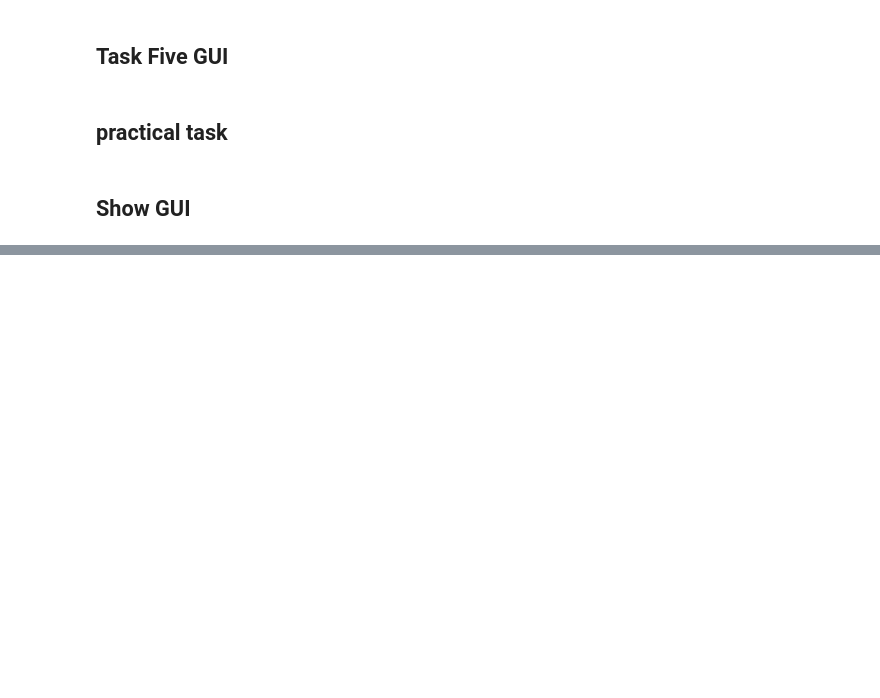
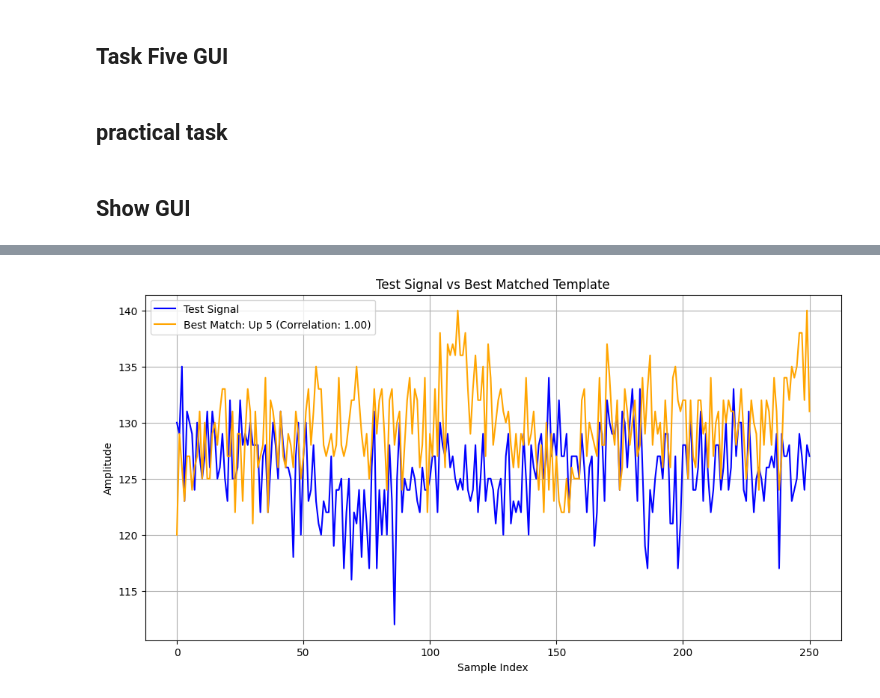
Before and after one commit to Yousef-116/DSP-Tasks, a Jupyter notebook: Signals/dsp_task.ipynb, the cells around one changed output, grey strips where cells are left out. Drawn from its saved outputs; the diff is of its cells as text; code cells hidden in the pictures; blank space fills up the shorter version.

```diff
--- a/Signals/dsp_task.ipynb
+++ b/Signals/dsp_task.ipynb
@@ -1106,0 +1239,37 @@ root.mainloop()
+# %%
+
+# Apply Template Matching and Record the Best Match
+best_match = None
+best_correlation = -1
+best_class = None
+
+# Check Down templates
+for idx, template in enumerate(downs):
+    correlation_values = Corr(test_signal, template)
+    max_corr = max(correlation_values)
+    if max_corr > best_correlation:
+        best_correlation = max_corr
+        best_match = template
+        best_class = f"Down {idx+1}"
+
+# Check Up templates
+for idx, template in enumerate(ups):
+    correlation_values = Corr(test_signal, template)
+    max_corr = max(correlation_values)
+    if max_corr > best_correlation:
+        best_correlation = max_corr
+        best_match = template
+        best_class = f"Up {idx+1}"
+
+# Plot Test Signal and Best Matched Template
+plt.figure(figsize=(12, 6))
+plt.plot(test_signal, label="Test Signal", color='blue')
+plt.plot(best_match, label=f"Best Match: {best_class} (Correlation: {best_correlation:.2f})", color='orange')
+plt.title("Test Signal vs Best Matched Template")
+plt.xlabel("Sample Index")
+plt.ylabel("Amplitude")
+plt.legend()
+plt.grid(True)
+plt.show()
+# %% [output]
+[figure, added]
```
Also changed, not shown: parts of 5 cells of this notebook.
